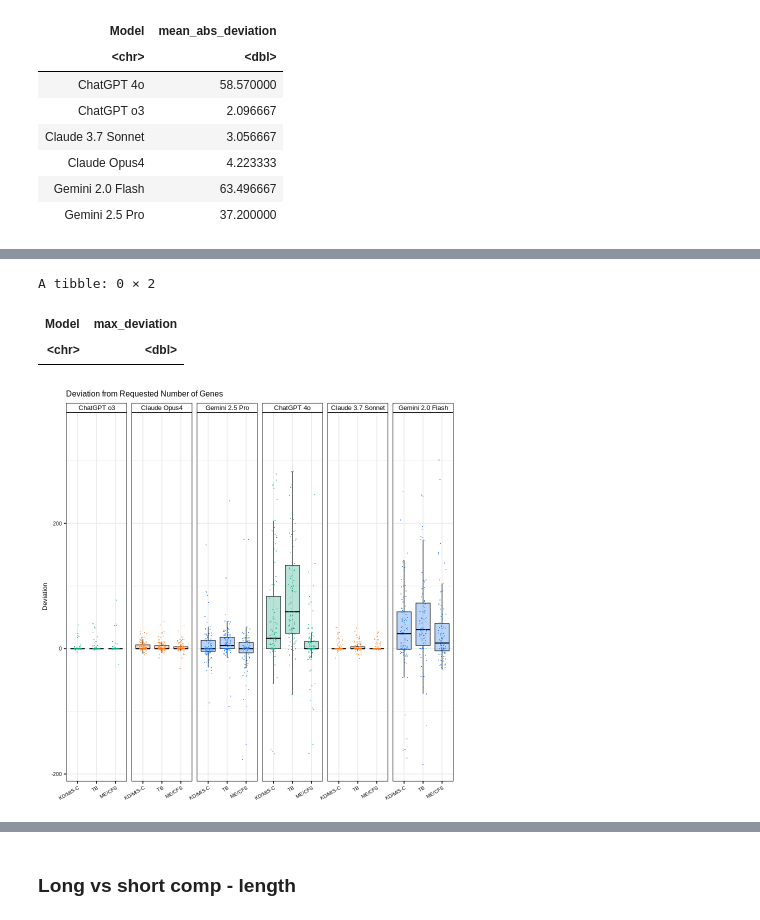
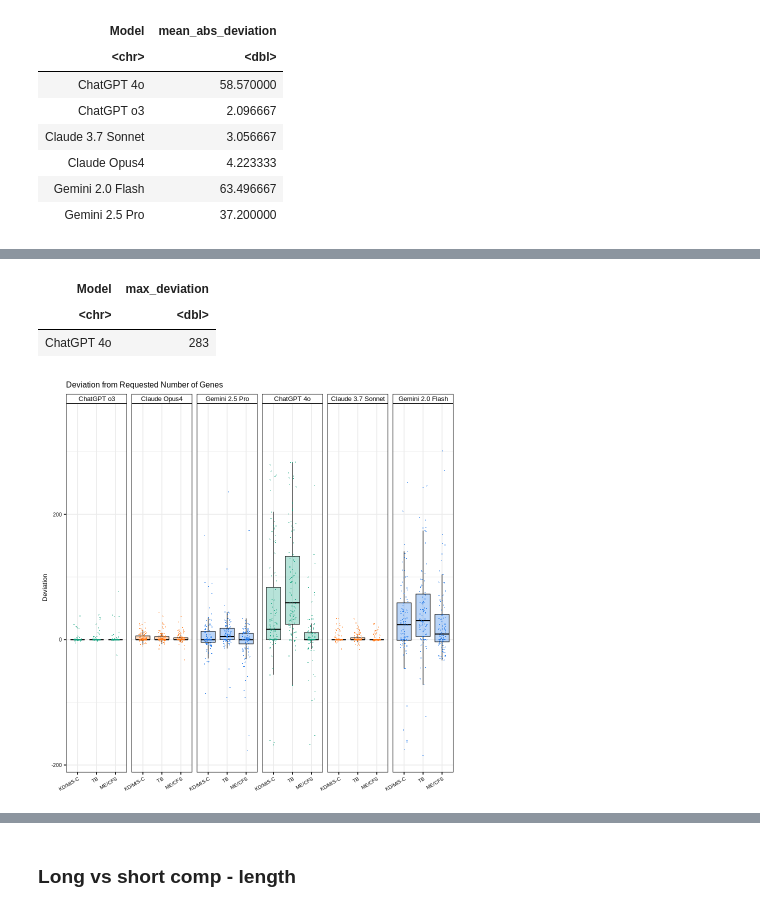
Before and after one commit to adb258/cfrna_ai_manuscript, a Jupyter notebook: code/ai_figures.ipynb, the cells around one changed output, grey strips where cells are left out. Saved outputs shown, nothing was run; the diff lists cells and outputs as text; code cells hidden in the pictures.

```diff
--- a/code/ai_figures.ipynb
+++ b/code/ai_figures.ipynb
@@ -50,38 +50,38 @@ mecfsmeta = read.delim("data/MECFS_metadata.tsv")
 # Long Prompts
 
 ## ── KD ──────────────────────────────────────────────────────────────
-KD_claude_old_long = read.csv("data/long prompts/KD_MISC_3.7Sonnet_long_200gene_100seed_array.csv")
-KD_claude_new_long = read.csv("data/long prompts/KD_MISC_Opus4_long_200gene_100seed_array.csv")
+KD_claude_old_long = read.csv("/workdir/adb258/ai_paper/data/long_prompts/KD_MISC_3.7Sonnet_long_200gene_100seed_array.csv")
+KD_claude_new_long = read.csv("/workdir/adb258/ai_paper/data/long_prompts/KD_MISC_Opus4_long_200gene_100seed_array.csv")
 
-KD_gemini_old_long = read.csv("data/long prompts/KD_MISC_geminiAdvanced2.0Flash_long_200gene_100seed_array.csv")
-KD_gemini_new_long = read.csv("data/long prompts/KD_MISC_gemini2.5Pro_long_200gene_100seed_array.csv")
+KD_gemini_old_long = read.csv("/workdir/adb258/ai_paper/data/long_prompts/KD_MISC_geminiAdvanced2.0Flash_long_200gene_100seed_array.csv")
+KD_gemini_new_long = read.csv("/workdir/adb258/ai_paper/data/long_prompts/KD_MISC_gemini2.5Pro_long_200gene_100seed_array.csv")
 
-KD_gpt_old_long = read.csv("data/long prompts/KD_MISC_gpt4o_long_200gene_100seed_array.csv")
-KD_gpt_new_long = read.csv("data/long prompts/KD_MISC_gpto3_long_200gene_100seed_array.csv")
+KD_gpt_old_long = read.csv("/workdir/adb258/ai_paper/data/long_prompts/KD_MISC_gpt4o_long_200gene_100seed_array.csv")
+KD_gpt_new_long = read.csv("/workdir/adb258/ai_paper/data/long_prompts/KD_MISC_gpto3_long_200gene_100seed_array.csv")
 
 ## ── MECFS ──────────────────────────────────────────────────────────────
-ME_claude_old_long  = read.csv("data/long prompts/MECFS_3.7Sonnet_long_200gene_100seed_array.csv")
-ME_claude_new_long  = read.csv("data/long prompts/MECFS_Opus4_long_200gene_100seed_array.csv")
+ME_claude_old_long  = read.csv("/workdir/adb258/ai_paper/data/long_prompts/MECFS_3.7Sonnet_long_200gene_100seed_array.csv")
+ME_claude_new_long  = read.csv("/workdir/adb258/ai_paper/data/long_prompts/MECFS_Opus4_long_200gene_100seed_array.csv")
 
-ME_gemini_old_long  = read.csv("data/long prompts/MECFS_geminiAdvanced2.0Flash_long_200gene_100seed_array.csv")
-ME_gemini_new_long  = read.csv("data/long prompts/MECFS_gemini2.5Pro_long_200gene_100seed_array.csv")
+ME_gemini_old_long  = read.csv("/workdir/adb258/ai_paper/data/long_prompts/MECFS_geminiAdvanced2.0Flash_long_200gene_100seed_array.csv")
+ME_gemini_new_long  = read.csv("/workdir/adb258/ai_paper/data/long_prompts/MECFS_gemini2.5Pro_long_200gene_100seed_array.csv")
 
-ME_gpt_old_long     = read.csv("data/long prompts/MECFS_gpt4o_long_200gene_100seed_array.csv")
-ME_gpt_new_long     = read.csv("data/long prompts/MECFS_gpto3_long_200gene_100seed_array.csv")
+ME_gpt_old_long     = read.csv("/workdir/adb258/ai_paper/data/long_prompts/MECFS_gpt4o_long_200gene_100seed_array.csv")
+ME_gpt_new_long     = read.csv("/workdir/adb258/ai_paper/data/long_prompts/MECFS_gpto3_long_200gene_100seed_array.csv")
 
 
 ## ── TB ─────────────────────────────────────────────────────────────────
-TB_claude_old_long  = read.csv("data/long prompts/TB_3.7Sonnet_long_200gene_100seed_array.csv")
-TB_claude_new_long  = read.csv("data/long prompts/TB_Opus4_long_200gene_100seed_array.csv")
+TB_claude_old_long  = read.csv("/workdir/adb258/ai_paper/data/long_prompts/TB_3.7Sonnet_long_200gene_100seed_array.csv")
+TB_claude_new_long  = read.csv("/workdir/adb258/ai_paper/data/long_prompts/TB_Opus4_long_200gene_100seed_array.csv")
 
-TB_gemini_old_long  = read.csv("data/long prompts/TB_geminiAdvanced2.0Flash_long_200gene_100seed_array.csv")
-TB_gemini_new_long  = read.csv("data/long prompts/TB_gemini2.5Pro_long_200gene_100seed_array.csv")
+TB_gemini_old_long  = read.csv("/workdir/adb258/ai_paper/data/long_prompts/TB_geminiAdvanced2.0Flash_long_200gene_100seed_array.csv")
+TB_gemini_new_long  = read.csv("/workdir/adb258/ai_paper/data/long_prompts/TB_gemini2.5Pro_long_200gene_100seed_array.csv")
 
-TB_gpt_old_long     = read.csv("data/long prompts/TB_gpt4o_long_200gene_100seed_array.csv")
-TB_gpt_new_long     = read.csv("data/long prompts/TB_gpto3_long_200gene_100seed_array.csv")
+TB_gpt_old_long     = read.csv("/workdir/adb258/ai_paper/data/long_prompts/TB_gpt4o_long_200gene_100seed_array.csv")
+TB_gpt_new_long     = read.csv("/workdir/adb258/ai_paper/data/long_prompts/TB_gpto3_long_200gene_100seed_array.csv")
 
 
-reference = read.csv("data/TB_counts_gene_names.csv")
+reference = read.csv("/workdir/adb258/ai_paper/data/TB_counts_gene_names.csv")
 # %%
 # Short Prompts
 
@@ -217,7 +217,7 @@ A tibble: 6 × 2
 # %%
 deviation_tbl %>%
   filter(Model %in% c(
-  "ChatGPT 4o (KD)",
+  "ChatGPT 4o",
   "ChatGPT o3 (KD)",
   "Claude 3.7 Sonnet (KD)",
   "Claude Opus4 (KD)",
@@ -234,6 +230,6 @@ Caused by warning in `max()`:
-A tibble: 0 × 2
 | Model | max_deviation |
 | <chr> | <dbl> |
+| ChatGPT 4o | 283 |
 # %%
 ## ------------------------------------------------------------------
 ## 0.  Declare the facet order once per session
@@ -265,6 +261,8 @@ plot_tbl <- deviation_tbl %>%
     Condition = factor(Condition, levels = c("KD/MIS-C", "TB", "ME/CFS"))
   )
 
+#pdf("/workdir/adb258/ai_paper/figures/length_deviation.pdf", width = 7, height = 2)
+
 ggplot(plot_tbl, aes(x = Condition, y = Deviation)) +
   geom_boxplot(aes(fill = Model),
                colour = "black", outlier.shape = NA, lwd = .3) +
@@ -286,7 +284,7 @@ ggplot(plot_tbl, aes(x = Condition, y = Deviation)) +
 
 #dev.off()
 # %% [output]
-[figure, old version]
+[figure, new version]
 # %%
 wanted_models <- c("ChatGPT 4o", "Claude 3.7 Sonnet", "Gemini 2.0 Flash")
 
```
Also changed, not shown: parts of 38 cells of this notebook.
